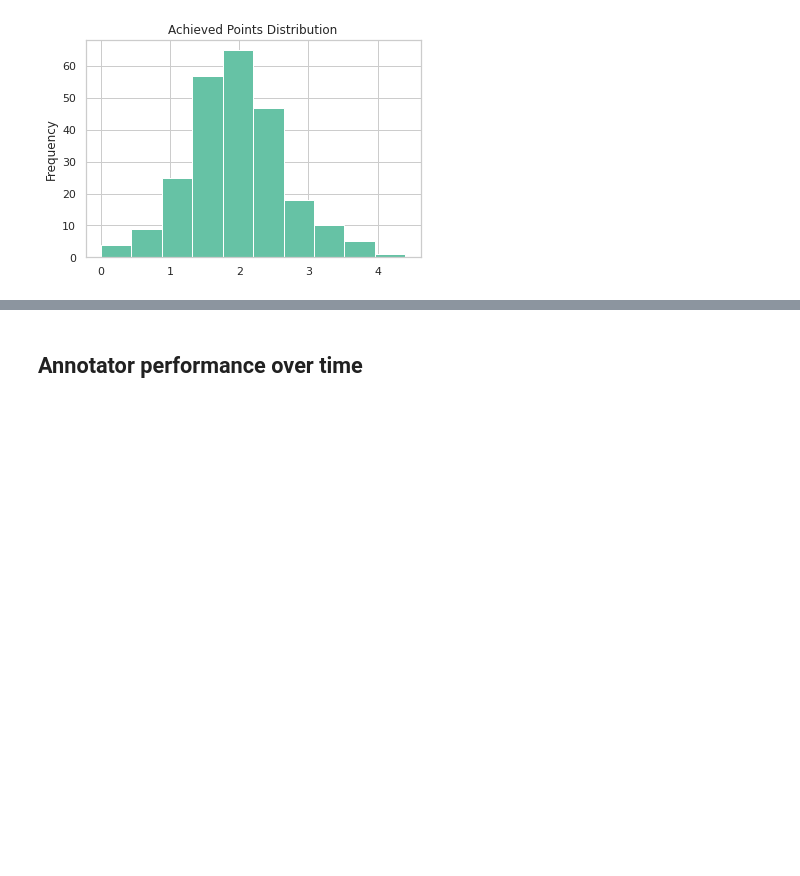
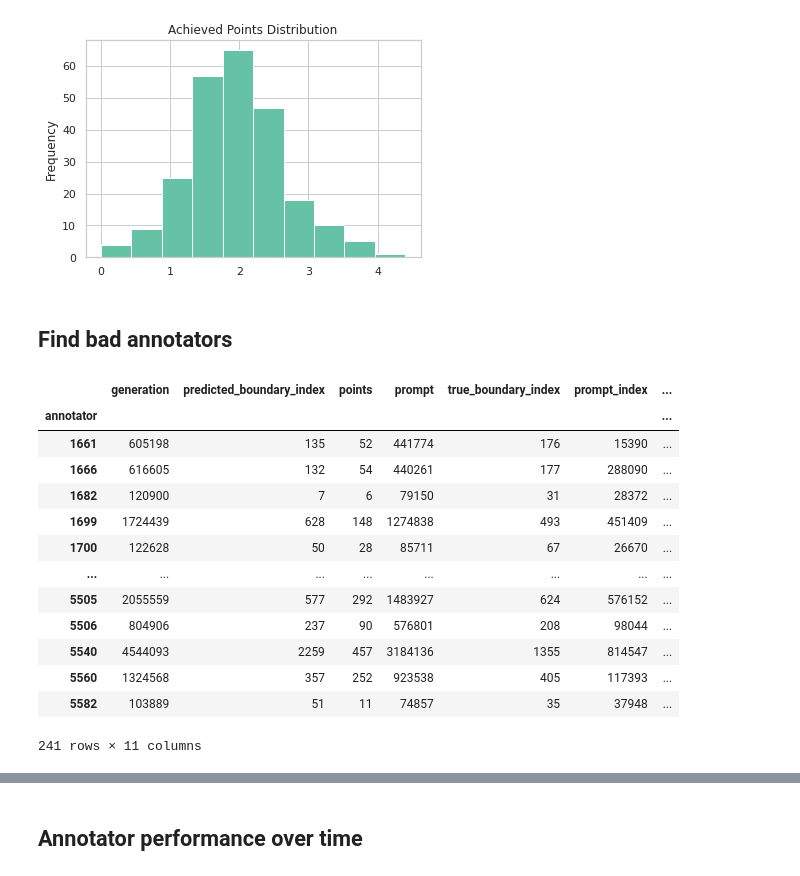
Before and after one commit to kirubarajan/roft, a Jupyter notebook: annotation/analysis/research.ipynb, the cells around one changed output, grey strips where cells are left out. Saved outputs shown, nothing was run; the diff lists cells and outputs as text; code cells hidden in the pictures; blank space fills up the shorter version.

```diff
--- a/annotation/analysis/research.ipynb
+++ b/annotation/analysis/research.ipynb
@@ -559,3 +561,23 @@ full_df.groupby('annotator').points.mean().plot.hist(
 # %% [output]
 <matplotlib.axes._subplots.AxesSubplot at 0x...>
 [figure]
+# %% [markdown]
+## Find bad annotators
+# %%
+full_df["predicted_boundary_index"]
+full_df.groupby('annotator').sum()
+# %% [output]
+|  | generation | predicted_boundary_index | points | prompt | true_boundary_index | prompt_index | ... |
+| annotator |  |  |  |  |  |  | ... |
+| 1661 | 605198 | 135 | 52 | 441774 | 176 | 15390 | ... |
+| 1666 | 616605 | 132 | 54 | 440261 | 177 | 288090 | ... |
+| 1682 | 120900 | 7 | 6 | 79150 | 31 | 28372 | ... |
+| 1699 | 1724439 | 628 | 148 | 1274838 | 493 | 451409 | ... |
+| 1700 | 122628 | 50 | 28 | 85711 | 67 | 26670 | ... |
+| ... | ... | ... | ... | ... | ... | ... | ... |
+| 5505 | 2055559 | 577 | 292 | 1483927 | 624 | 576152 | ... |
+| 5506 | 804906 | 237 | 90 | 576801 | 208 | 98044 | ... |
+| 5540 | 4544093 | 2259 | 457 | 3184136 | 1355 | 814547 | ... |
+| 5560 | 1324568 | 357 | 252 | 923538 | 405 | 117393 | ... |
+| 5582 | 103889 | 51 | 11 | 74857 | 35 | 37948 | ... |
+241 rows × 11 columns
```
Also changed, not shown: parts of 8 cells of this notebook.
